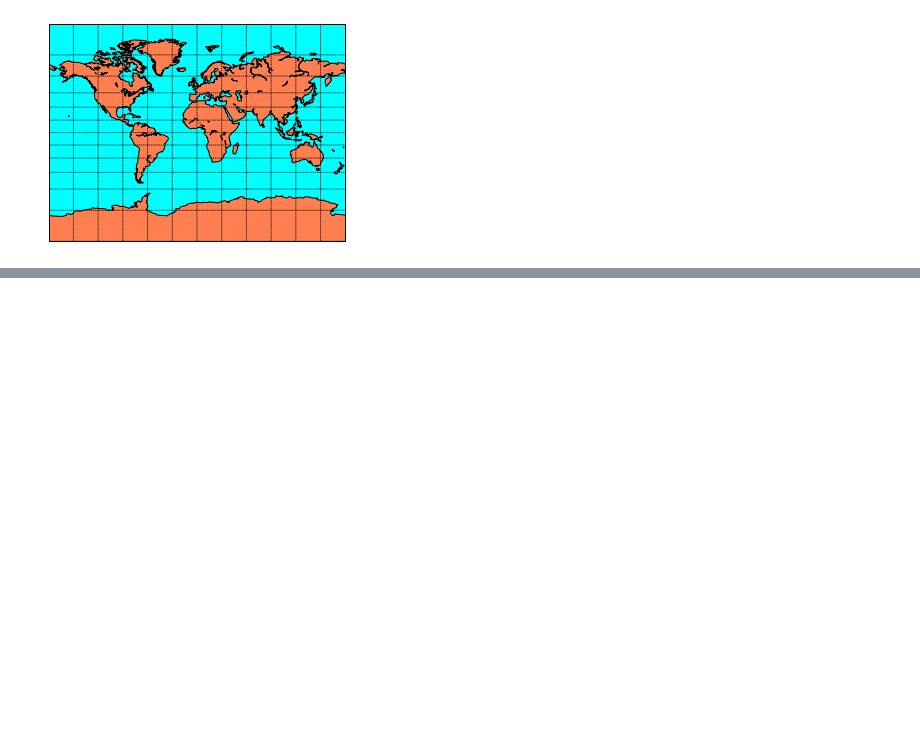
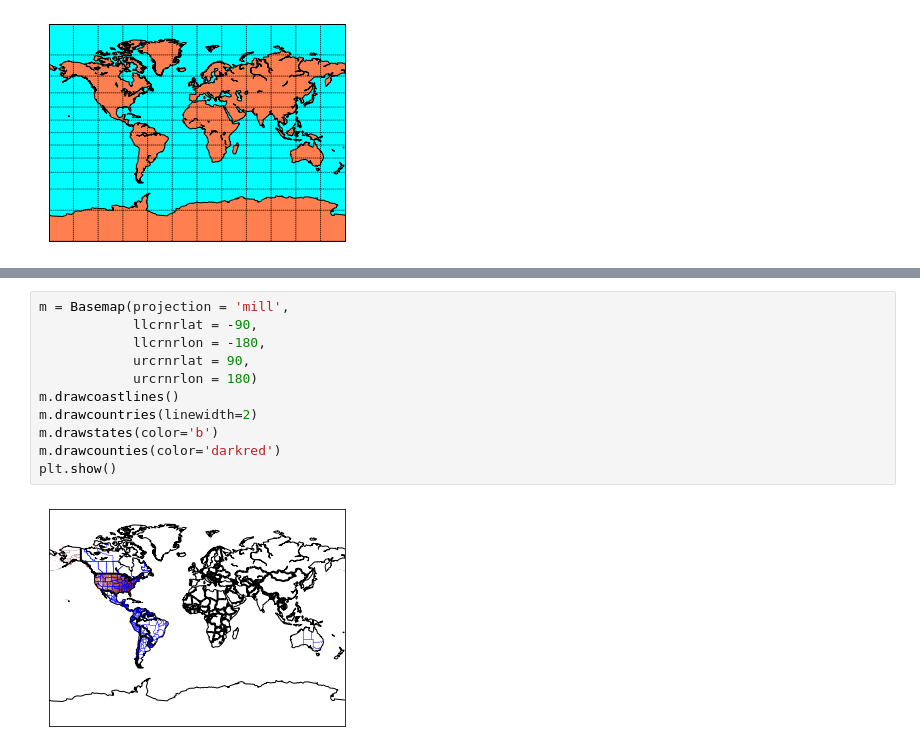
Before and after one commit to anne841124/Python-Data-Science-HW, a Jupyter notebook: panda/pd8.ipynb, the cells around one changed output, grey strips where cells are left out. Drawn from its saved outputs; the diff is of its cells as text; blank space fills up the shorter version.

```diff
--- a/panda/pd8.ipynb
+++ b/panda/pd8.ipynb
@@ -24,0 +33,13 @@ plt.show()
+# %%
+m = Basemap(projection = 'mill',
+            llcrnrlat = -90,
+            llcrnrlon = -180,
+            urcrnrlat = 90,
+            urcrnrlon = 180)
+m.drawcoastlines()
+m.drawcountries(linewidth=2)
+m.drawstates(color='b')
+m.drawcounties(color='darkred')
+plt.show()
+# %% [output]
+[figure, added]
```
Also changed, not shown: parts of 2 cells of this notebook.
